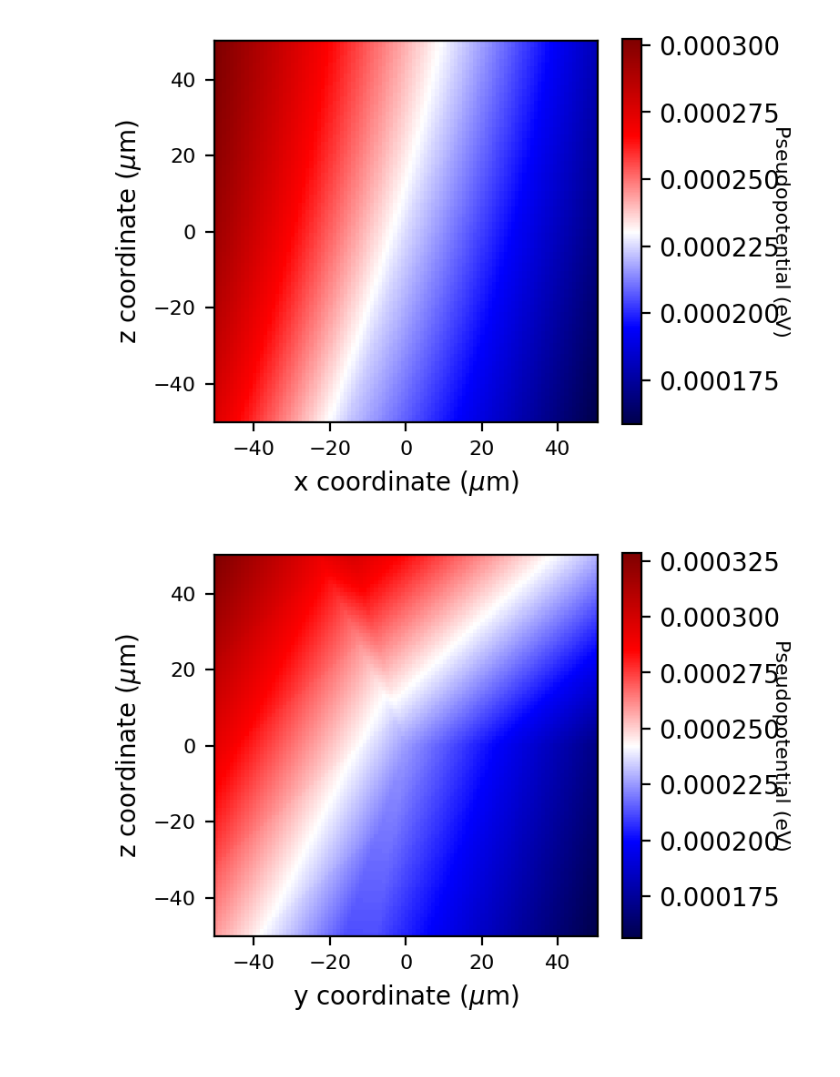
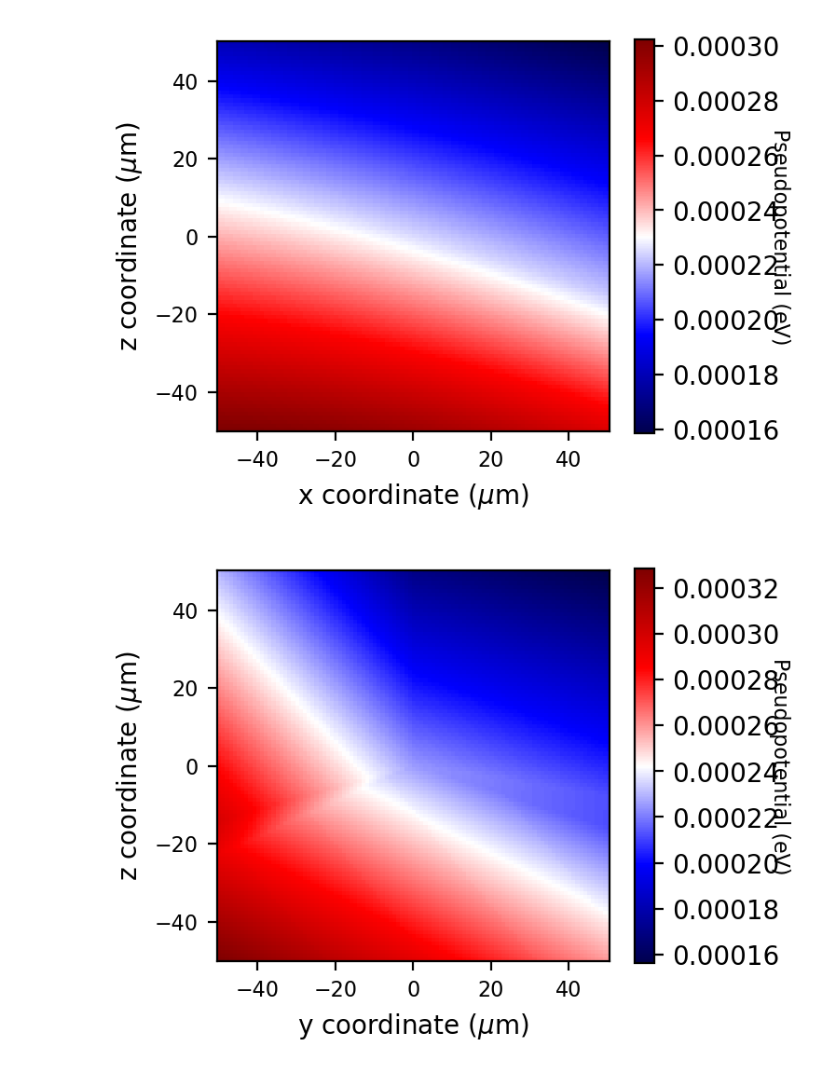
Before and after one commit to HaeffnerLab/Electron-Trap-Design-Testing, a Jupyter notebook: DC_Confinement/Ansys_plot_DCs.ipynb, the cells around one changed output. Cells and saved outputs as stored; diff of their text form; code cells hidden in the pictures.

```diff
--- a/DC_Confinement/Ansys_plot_DCs.ipynb
+++ b/DC_Confinement/Ansys_plot_DCs.ipynb
@@ -63,6 +63,7 @@ V_YZ = np.reshape(YZ_matrix,(101,101))
 
 # XY plot
 plt.figure(figsize = (3.4,2.8), dpi = 200)
+V_XY = np.flipud(V_XY.transpose())
 # im = plt.imshow(V_XY, interpolation='nearest', extent=[-50.5,50.5,-50.25,50.25], cmap=cm.seismic, vmin=np.log(1.E-3), vmax=np.log(100), origin = 'lower')
 im = plt.imshow(V_XY, interpolation='none', extent=[-50.5,50.5,-50.25,50.25], cmap=cm.seismic)
 cm.seismic.set_bad(color='yellow')
@@ -78,6 +79,7 @@ plt.show()
 
 # XZ plot
 plt.figure(figsize = (3.4,2.8), dpi = 200)
+V_XZ = np.flipud(V_XZ.transpose())
 im = plt.imshow(V_XZ, interpolation='nearest', extent=[-50.5,50.5,-50.25,50.25], cmap=cm.seismic)
 cm.seismic.set_bad(color='yellow')
 cbar = plt.colorbar(im)#, ticks=[np.log(0.001), np.log(0.01), np.log(0.1), np.log(1), np.log(10)])
@@ -92,6 +94,7 @@ plt.show()
 
 # YZ plot
 plt.figure(figsize = (3.4,2.8), dpi = 200)
+V_YZ = np.flipud(V_YZ.transpose())
 im = plt.imshow(V_YZ, interpolation='nearest', extent=[-50.5,50.5,-50.25,50.25], cmap=cm.seismic)
 cm.seismic.set_bad(color='yellow')
 cbar = plt.colorbar(im)#, ticks=[np.log(0.001), np.log(0.01), np.log(0.1), np.log(1), np.log(10)])
@@ -108,2 +111,2 @@ plt.show()
-[figure, old version]
+[figure, new version]
-[figure, old version]
+[figure, new version]
```
Also changed, not shown: parts of 4 cells of this notebook, 1 other file.
